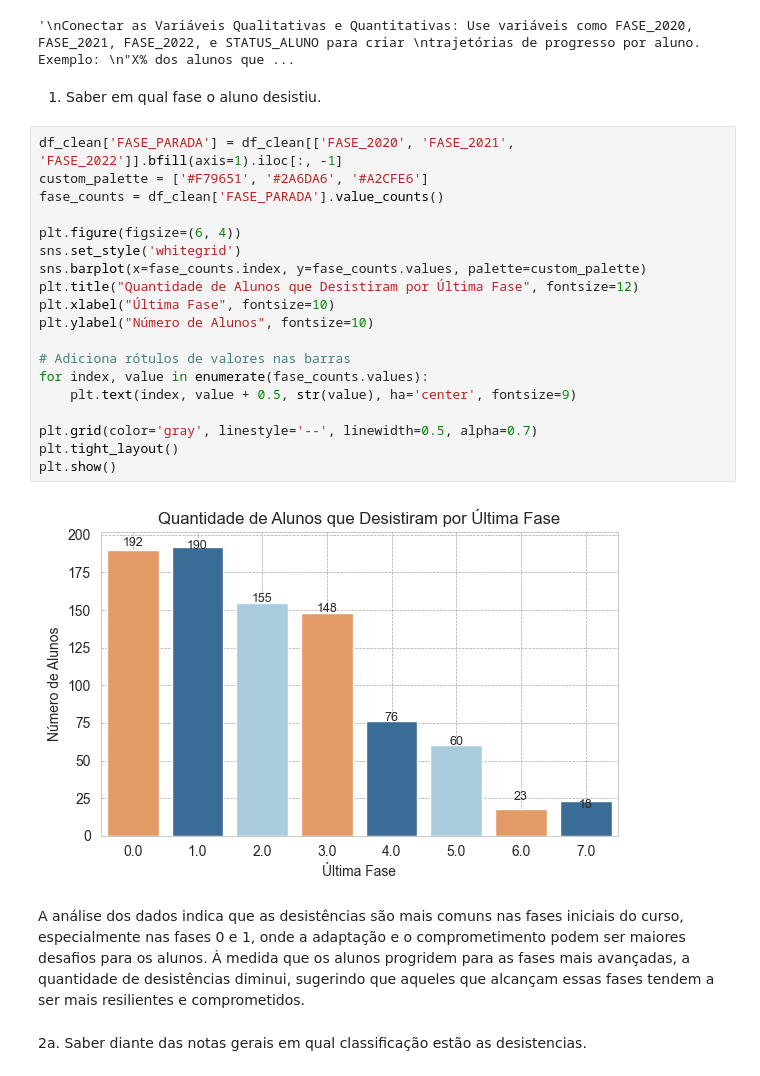
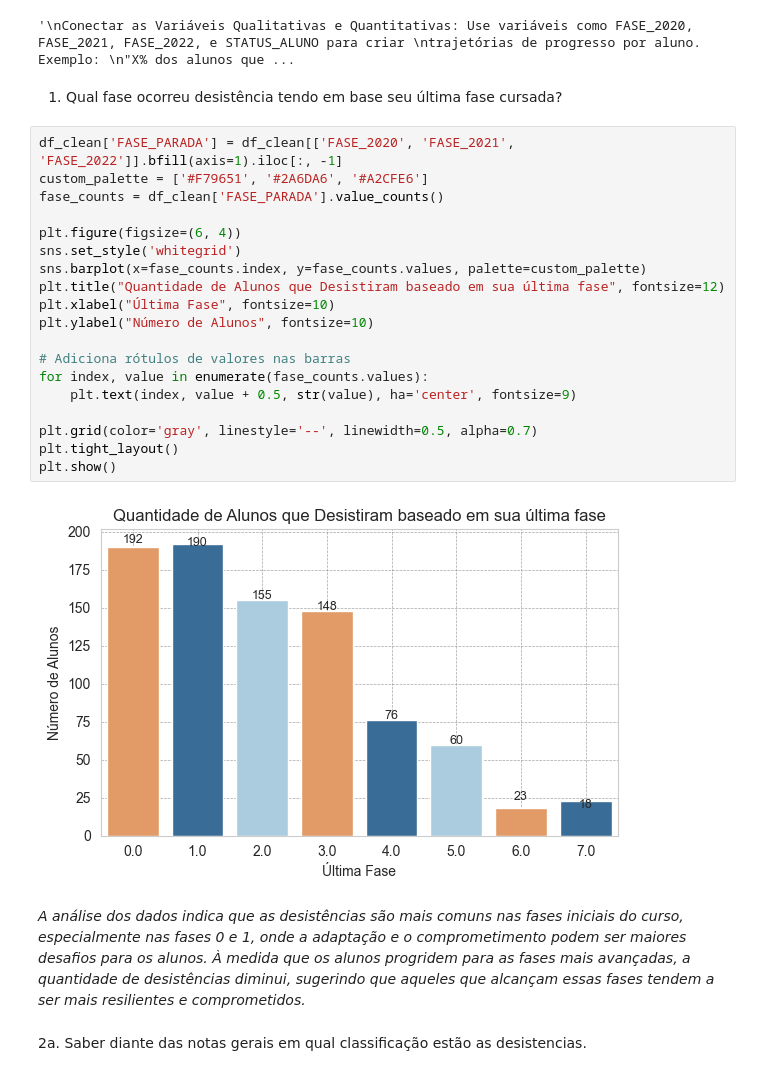
Before and after one commit to Tamireees/Datathon-Projeto-Passos-Magicos, a Jupyter notebook: notebook/Passos_Magicos_dataset.ipynb, the cells around one changed output. Saved outputs shown, nothing was run; the diff lists cells and outputs as text.

```diff
--- a/notebook/Passos_Magicos_dataset.ipynb
+++ b/notebook/Passos_Magicos_dataset.ipynb
@@ -882,31 +882,31 @@ trajetórias de progresso por aluno. Exemplo:
 '''
 # %% [output]
 '\nConectar as Variáveis Qualitativas e Quantitativas: Use variáveis como FASE_2020, FASE_2021, FASE_2022, e STATUS_ALUNO para criar \ntrajetórias de progresso por aluno. Exemplo: \n"X% dos alunos que ...
-# %% [markdown]
-1. Saber em qual fase o aluno desistiu.
+# %% [markdown]
+1. Qual fase ocorreu desistência tendo em base seu última fase cursada?
 # %%
 df_clean['FASE_PARADA'] = df_clean[['FASE_2020', 'FASE_2021', 'FASE_2022']].bfill(axis=1).iloc[:, -1]
 custom_palette = ['#F79651', '#2A6DA6', '#A2CFE6']
 fase_counts = df_clean['FASE_PARADA'].value_counts()
 
 plt.figure(figsize=(6, 4))
 sns.set_style('whitegrid')
 sns.barplot(x=fase_counts.index, y=fase_counts.values, palette=custom_palette)
-plt.title("Quantidade de Alunos que Desistiram por Última Fase", fontsize=12)
+plt.title("Quantidade de Alunos que Desistiram baseado em sua última fase", fontsize=12)
 plt.xlabel("Última Fase", fontsize=10)
 plt.ylabel("Número de Alunos", fontsize=10)
 
 # Adiciona rótulos de valores nas barras
 for index, value in enumerate(fase_counts.values):
     plt.text(index, value + 0.5, str(value), ha='center', fontsize=9)
 
 plt.grid(color='gray', linestyle='--', linewidth=0.5, alpha=0.7)
 plt.tight_layout()
 plt.show()
 # %% [output]
-[figure, old version]
+[figure, new version]
 # %% [markdown]
-A análise dos dados indica que as desistências são mais comuns nas fases iniciais do curso, especialmente nas fases 0 e 1, onde a adaptação e o comprometimento podem ser maiores desafios para os alunos. À medida que os alunos progridem para as fases mais avançadas, a quantidade de desistências diminui, sugerindo que aqueles que alcançam essas fases tendem a ser mais resilientes e comprometidos.
+*A análise dos dados indica que as desistências são mais comuns nas fases iniciais do curso, especialmente nas fases 0 e 1, onde a adaptação e o comprometimento podem ser maiores desafios para os alunos. À medida que os alunos progridem para as fases mais avançadas, a quantidade de desistências diminui, sugerindo que aqueles que alcançam essas fases tendem a ser mais resilientes e comprometidos.*
 # %% [markdown]
 2a. Saber diante das notas gerais em qual classificação estão as desistencias.
 # %%
```
Also changed, not shown: parts of 5 cells of this notebook.
